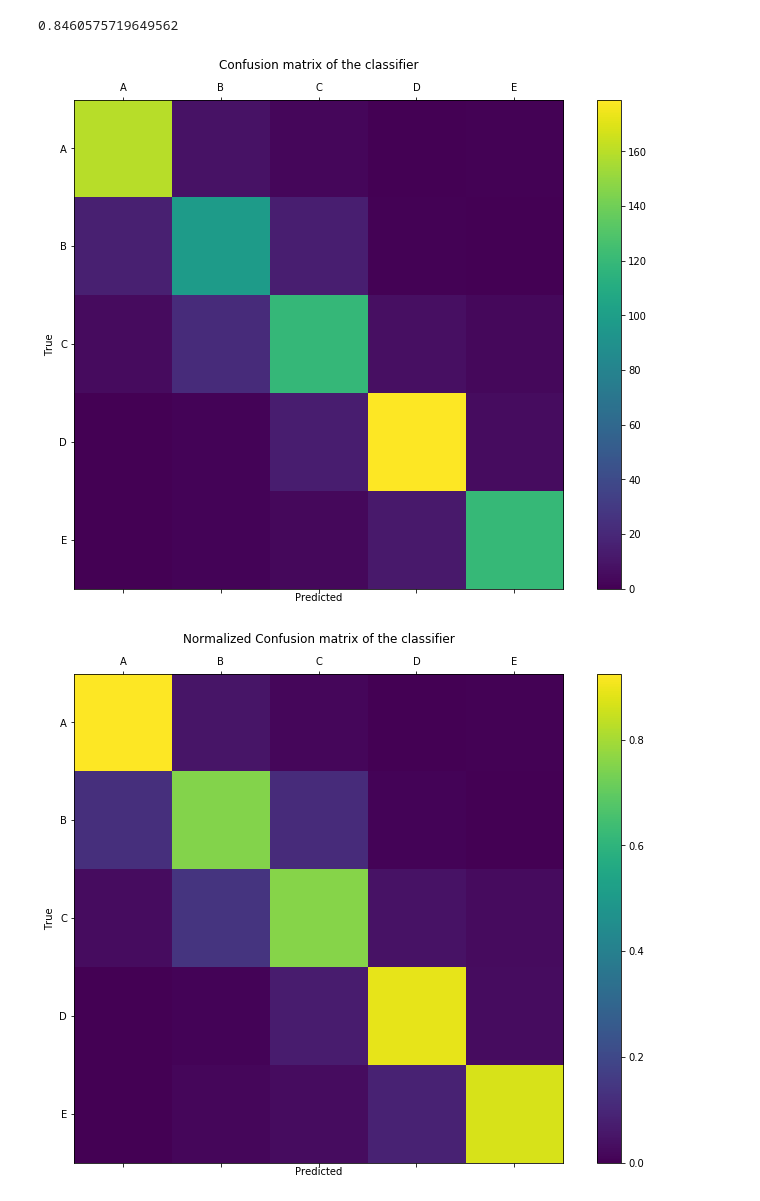
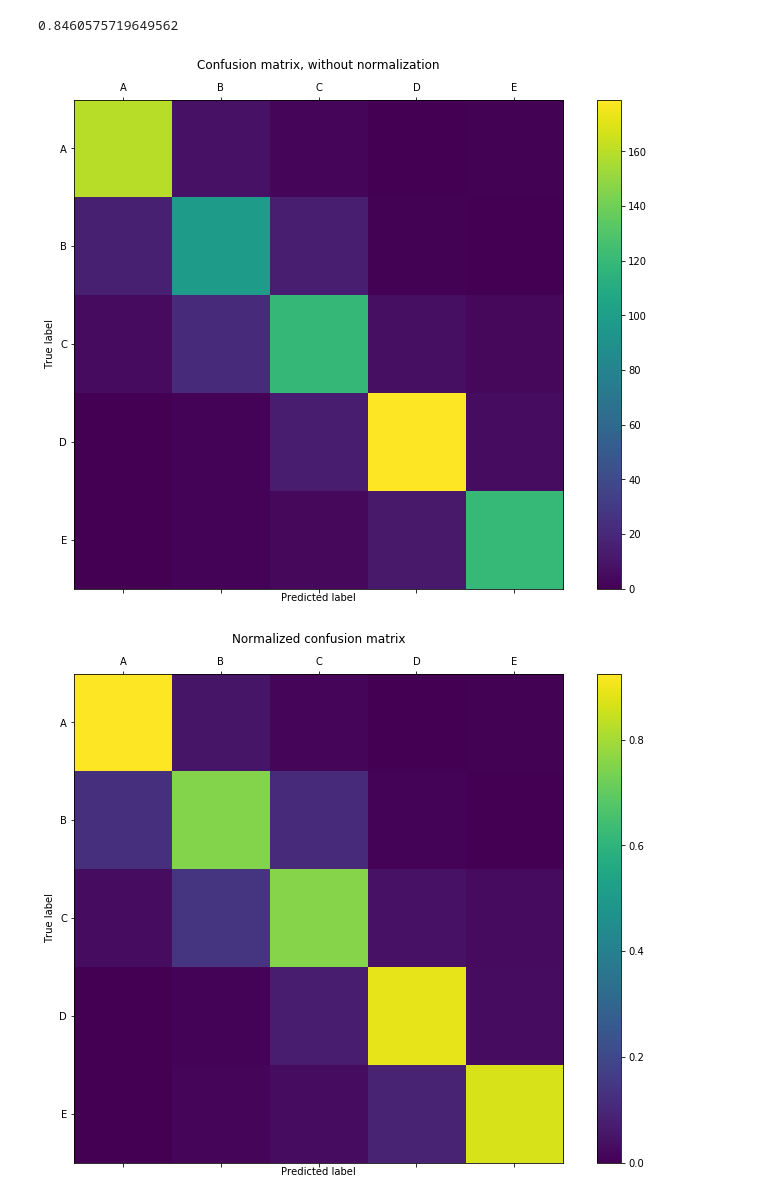
Before and after one commit to prathamsolanki/nutri-score-decision-models, a Jupyter notebook: dm_project_ml.ipynb, the cells around one changed output. Cells and saved outputs as stored; diff of their text form; code cells hidden in the pictures.

Commit message:
added images

```diff
--- a/dm_project_ml.ipynb
+++ b/dm_project_ml.ipynb
@@ -225,33 +225,33 @@ Stopping. Best iteration:
 # %%
 plt.rcParams["figure.figsize"] = [12,9]
 
 cm = confusion_matrix(y_test['nutrition_grade_fr'], preds, labels=[0,1,2,3,4])
 
 labels = ['A','B','C','D','E']
 
 fig = plt.figure()
 ax = fig.add_subplot(111)
 cax = ax.matshow(cm)
-plt.title('Confusion matrix of the classifier')
+plt.title('Confusion matrix, without normalization')
 fig.colorbar(cax)
 ax.set_xticklabels([''] + labels)
 ax.set_yticklabels([''] + labels)
-plt.xlabel('Predicted')
-plt.ylabel('True')
+plt.xlabel('Predicted label')
+plt.ylabel('True label')
 plt.savefig('confusion_matrix_xgb.jpg')
 
 cm_norm = cm.astype('float') / cm.sum(axis=1)[:, np.newaxis]
 
 fig = plt.figure()
 ax = fig.add_subplot(111)
 cax = ax.matshow(cm_norm)
-plt.title('Normalized Confusion matrix of the classifier')
+plt.title('Normalized confusion matrix')
 fig.colorbar(cax)
 ax.set_xticklabels([''] + labels)
 ax.set_yticklabels([''] + labels)
-plt.xlabel('Predicted')
-plt.ylabel('True')
+plt.xlabel('Predicted label')
+plt.ylabel('True label')
 plt.savefig('confusion_matrix_norm_xgb.jpg')
 # %% [output]
-[figure, old version]
+[figure, new version]
-[figure, old version]
+[figure, new version]
```
Also changed, not shown: parts of 2 cells of this notebook, 7 other files.
